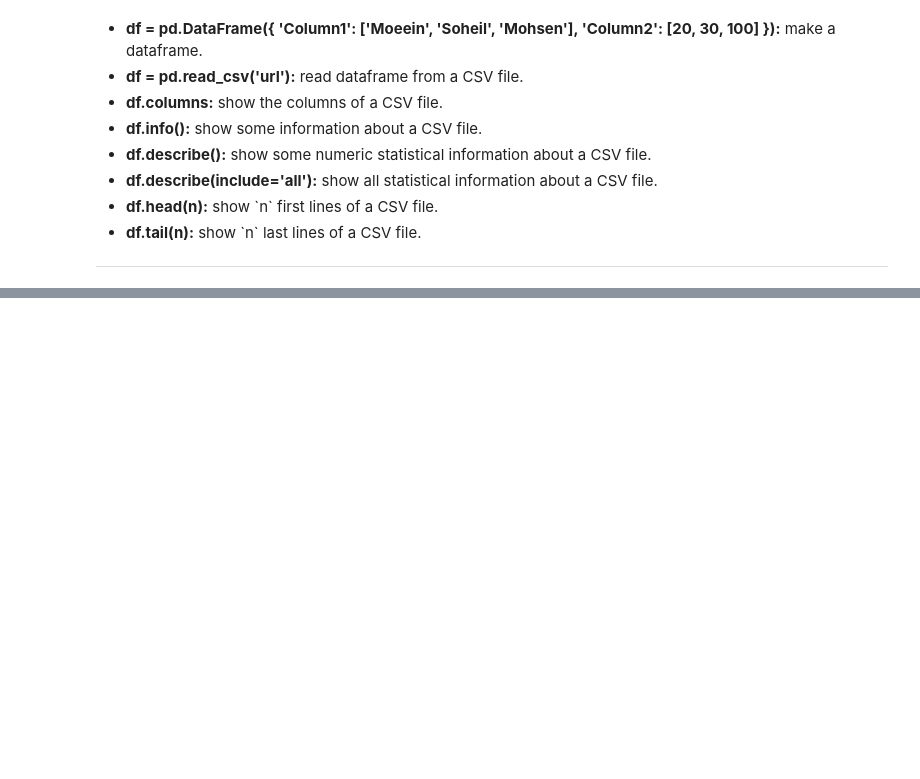
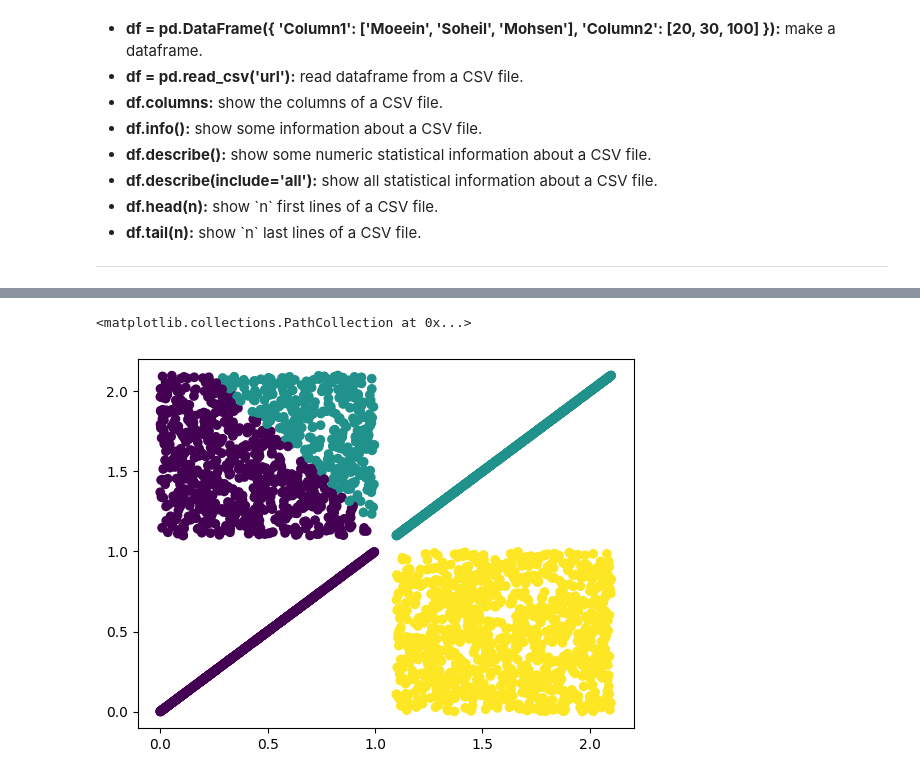
Before and after one commit to MoeeinAali/Quera-AI-Hackathon, a Jupyter notebook: Session01/Day01.ipynb, the cells around one changed output, grey strips where cells are left out. Cells and saved outputs as stored; diff of their text form; code cells hidden in the pictures; blank space fills up the shorter version.

```diff
--- a/Session01/Day01.ipynb
+++ b/Session01/Day01.ipynb
@@ -435,0 +521,7 @@ df.tail(10)
+# %%
+k = KMeans(n_clusters=3)
+k.fit(df)
+plt.scatter(df.x, df.y, c=k.labels_)
+# %% [output]
+<matplotlib.collections.PathCollection at 0x...>
+[figure, added]
```
Also changed, not shown: parts of 19 cells of this notebook.
